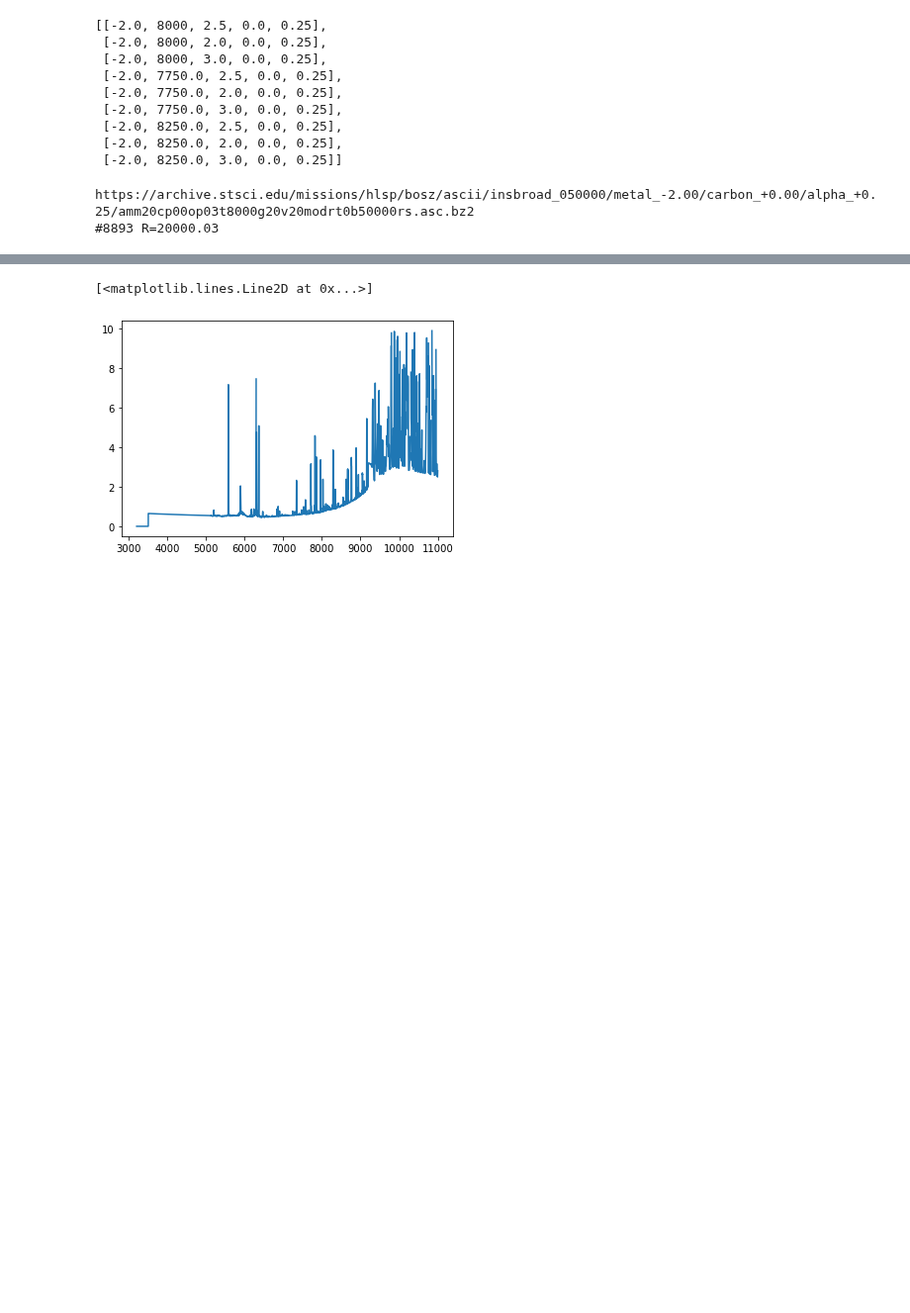
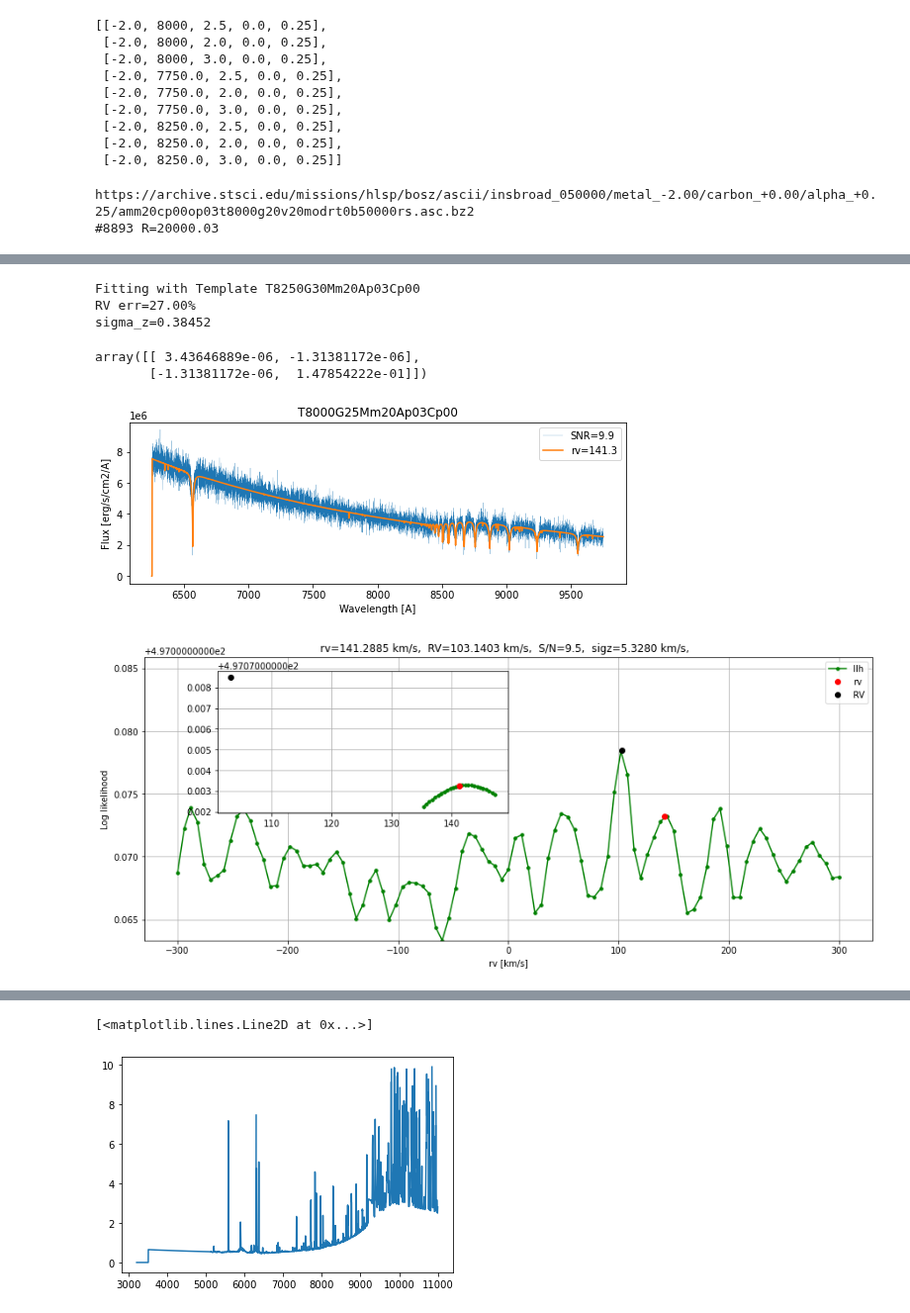
Before and after one commit to ViskaWei/LV, a Jupyter notebook: nb/fisher_viska.ipynb, the cells around one changed output, grey strips where cells are left out. Shown at 99% size. Saved outputs shown, nothing was run; the diff lists cells and outputs as text; code cells hidden in the pictures; blank space fills up the shorter version.

```diff
--- a/nb/fisher_viska.ipynb
+++ b/nb/fisher_viska.ipynb
@@ -125,0 +108,13 @@ array([[3.2000e+03, 0.0000e+00],
+# %%
+sky_mask0 = f.getSkyMask(0.5)
+RV_mask,F_mask = f.testOneRV1(f.flux, t1,rv,NL, pmt0=f.pmt, sky_mask0=sky_mask0);
+ff_mask = sp.linalg.inv(np.array(F_mask))
+ff_mask
+# %% [output]
+Fitting with Template T8250G30Mm20Ap03Cp00
+RV err=27.00%
+sigma_z=0.38452
+array([[ 3.43646889e-06, -1.31381172e-06],
+       [-1.31381172e-06,  1.47854222e-01]])
+[figure, added]
+[figure, added]
```
Also changed, not shown: parts of 19 cells of this notebook, 9 other files.
